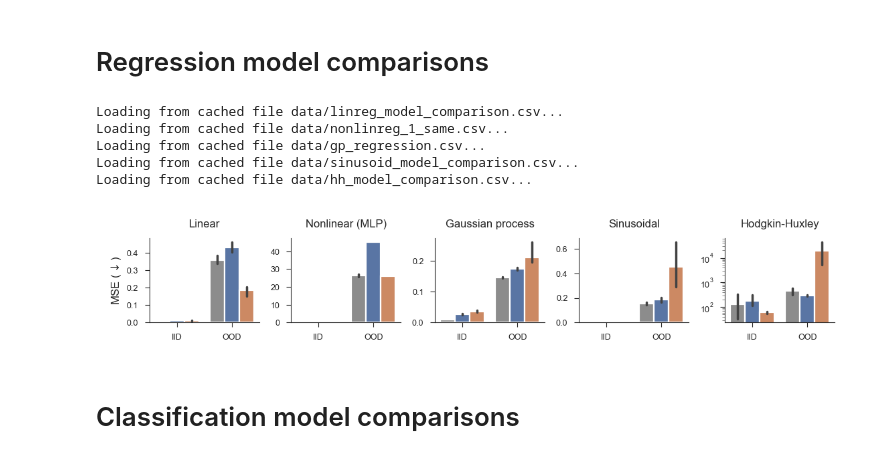
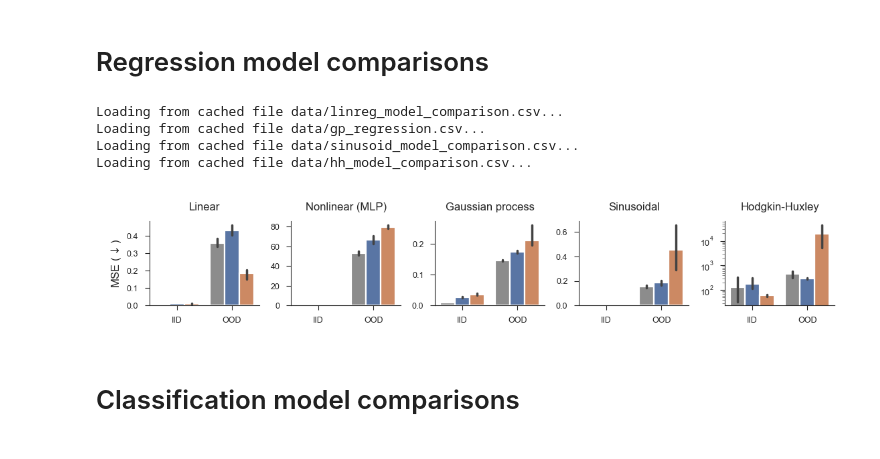
Before and after one commit to EricElmoznino/explicit_implicit_icl, a Jupyter notebook: notebooks/paper/figures.ipynb, the cells around one changed output. Cells and saved outputs as stored; diff of their text form; code cells hidden in the pictures.

Commit message:
Updated figures

```diff
--- a/notebooks/paper/figures.ipynb
+++ b/notebooks/paper/figures.ipynb
@@ -248,18 +248,16 @@ data_linreg = get_run_performances(
 data_linreg = data_linreg[data_linreg["context_style"] == "same"]
 data_linreg = data_linreg[data_linreg["model"] != "explicit-known"]
 data_mlpreg = get_run_performances(
-    wandb_username="sangnieb",
+    wandb_username="ericelmoznino",
     dataset="mlp-regression",
-    compare_across=["model"],
+    compare_across=["model", "context_style"],
     comparison_metrics=["val/iid_MSE", "val/far_MSE", "val/wide_MSE"],
     mode="min",
-    filters={
-        "config.context_style": "same",
-        "config.x_dim": 1,
-    },
-    save_path=f"data/nonlinreg_1_same.csv",
-    wandb_project="Explicit-Implicit-icml-nonlinear",
+    filters={"config.x_dim": 2},
+    save_path=f"data/mlpreg_model_comparison.csv",
+    wandb_project="Explicit-Implicit",
 )
+data_mlpreg = data_mlpreg[data_mlpreg["context_style"] == "same"]
 data_gpreg = get_run_performances(
     wandb_username="sarthmit",
     dataset="gp-regression",
@@ -336,35 +334,34 @@ model_comparison_barplot(
     metric_short_names={"val/iid_MSE": "IID", "val/wide_MSE": "OOD"},
     metric_units=r"MSE ($\downarrow$)",
     err_kws={"linewidth": 1.25},
     ax=axs[3],
 )
 axs[3].set(title="Sinusoidal")
 
 model_comparison_barplot(
     data=data_huxley,
     metrics=["val/iid_MSE", "val/wide_MSE"],
     metric_short_names={"val/iid_MSE": "IID", "val/wide_MSE": "OOD"},
     metric_units=r"MSE ($\downarrow$)",
     err_kws={"linewidth": 1.25},
     ax=axs[4],
 )
 axs[4].set(title="Hodgkin-Huxley")
 axs[4].set(yscale="log")
 
 for ax in axs[1:]:
     ax.set(ylabel=None)
 for ax in axs:
     ax.legend().remove()
 
 fig.savefig("saved/regression_model_comparison.pdf")
 plt.show()
 # %% [output]
 Loading from cached file data/linreg_model_comparison.csv...
-Loading from cached file data/nonlinreg_1_same.csv...
 Loading from cached file data/gp_regression.csv...
 Loading from cached file data/sinusoid_model_comparison.csv...
 Loading from cached file data/hh_model_comparison.csv...
-[figure, old version]
+[figure, new version]
 # %% [markdown]
 # Classification model comparisons
 # %%
```
Also changed, not shown: parts of 1 cell of this notebook, 5 other files.
